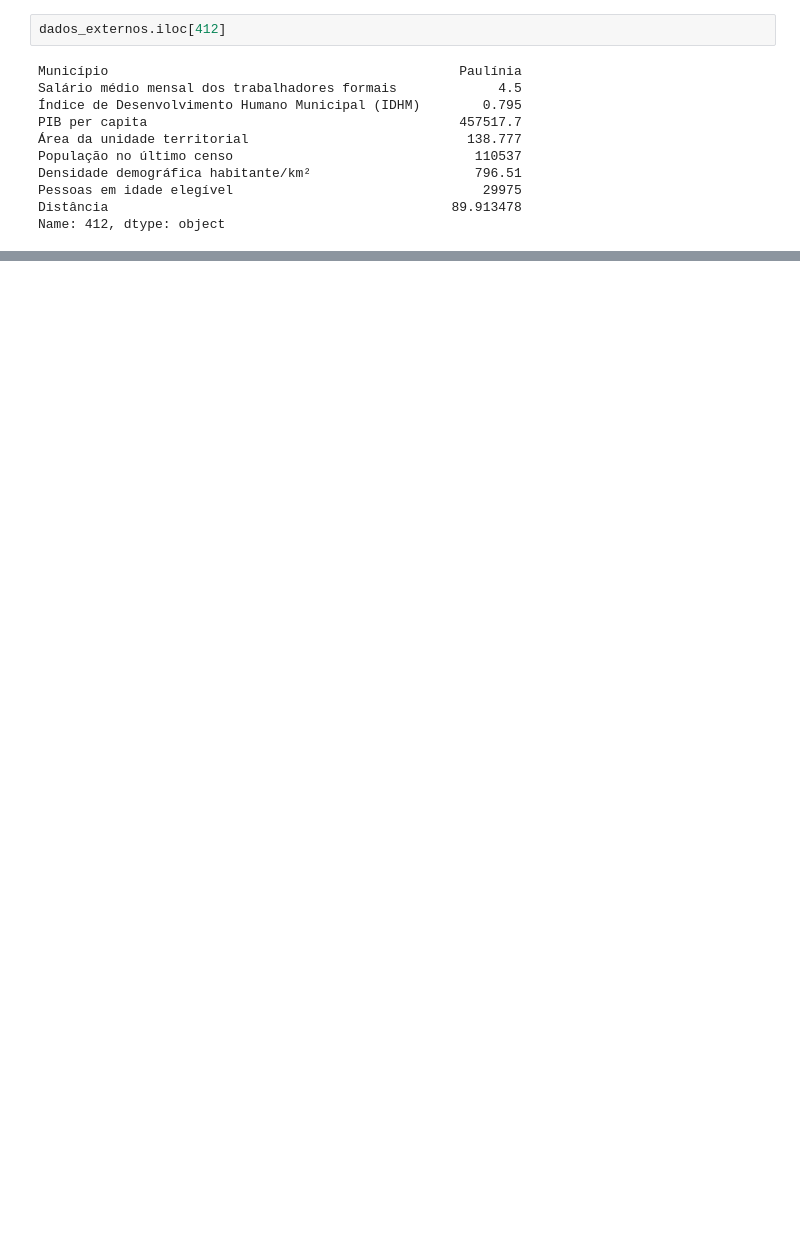
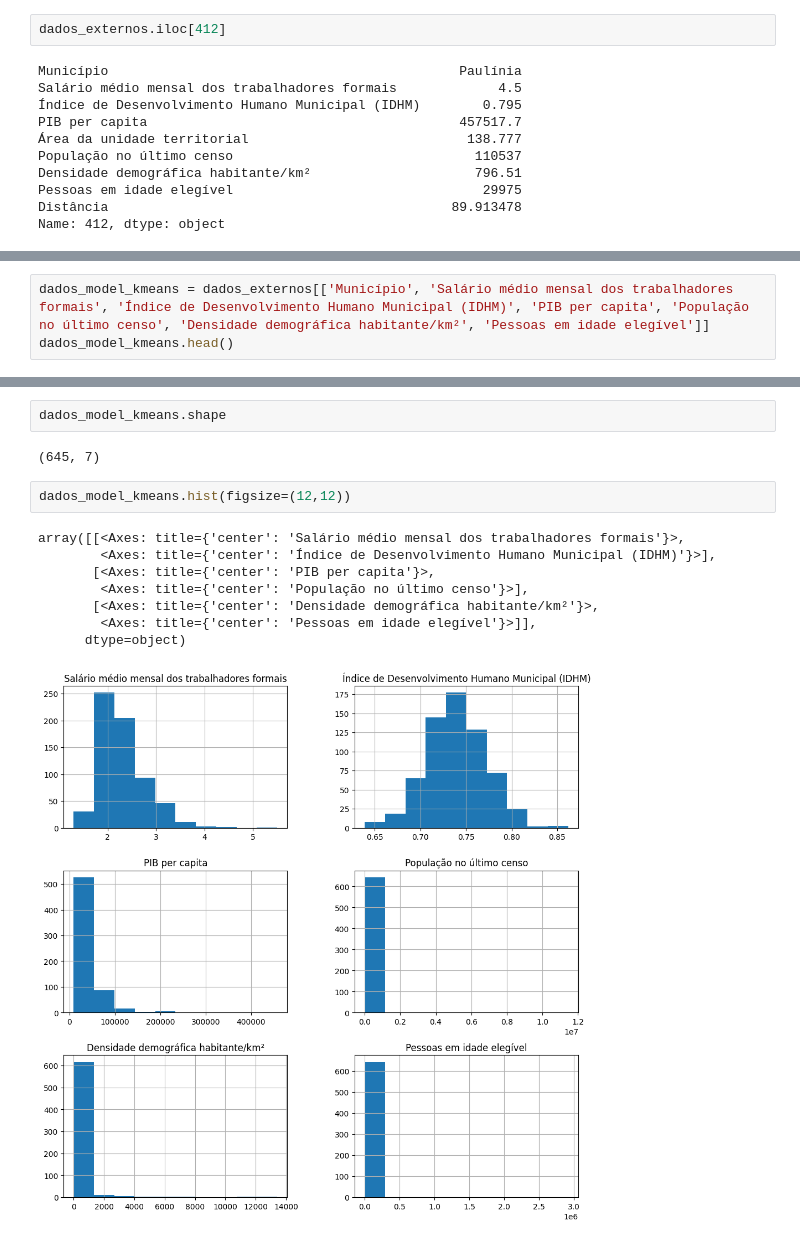
Before and after one commit to kfpetruz/Projeto-Expansao-ONG-Passos-Magicos, a Jupyter notebook: model_expansao.ipynb, the cells around one changed output, grey strips where cells are left out. Cells and saved outputs as stored; diff of their text form; blank space fills up the shorter version.

```diff
--- a/model_expansao.ipynb
+++ b/model_expansao.ipynb
@@ -336,0 +372,3 @@ Name: 412, dtype: object
+# %%
+dados_model_kmeans = dados_externos[['Município', 'Salário médio mensal dos trabalhadores formais', 'Índice de Desenvolvimento Humano Municipal (IDHM)', 'PIB per capita', 'População no último censo', 'Densidade demográfica habitante/km²', 'Pessoas em idade elegível']]
+dados_model_kmeans.head()
@@ -336,0 +382,15 @@ Name: 412, dtype: object
+# %%
+dados_model_kmeans.shape
+# %% [output]
+(645, 7)
+# %%
+dados_model_kmeans.hist(figsize=(12,12))
+# %% [output]
+array([[<Axes: title={'center': 'Salário médio mensal dos trabalhadores formais'}>,
+        <Axes: title={'center': 'Índice de Desenvolvimento Humano Municipal (IDHM)'}>],
+       [<Axes: title={'center': 'PIB per capita'}>,
+        <Axes: title={'center': 'População no último censo'}>],
+       [<Axes: title={'center': 'Densidade demográfica habitante/km²'}>,
+        <Axes: title={'center': 'Pessoas em idade elegível'}>]],
+      dtype=object)
+[figure, added]
```
Also changed, not shown: parts of 13 cells of this notebook.
